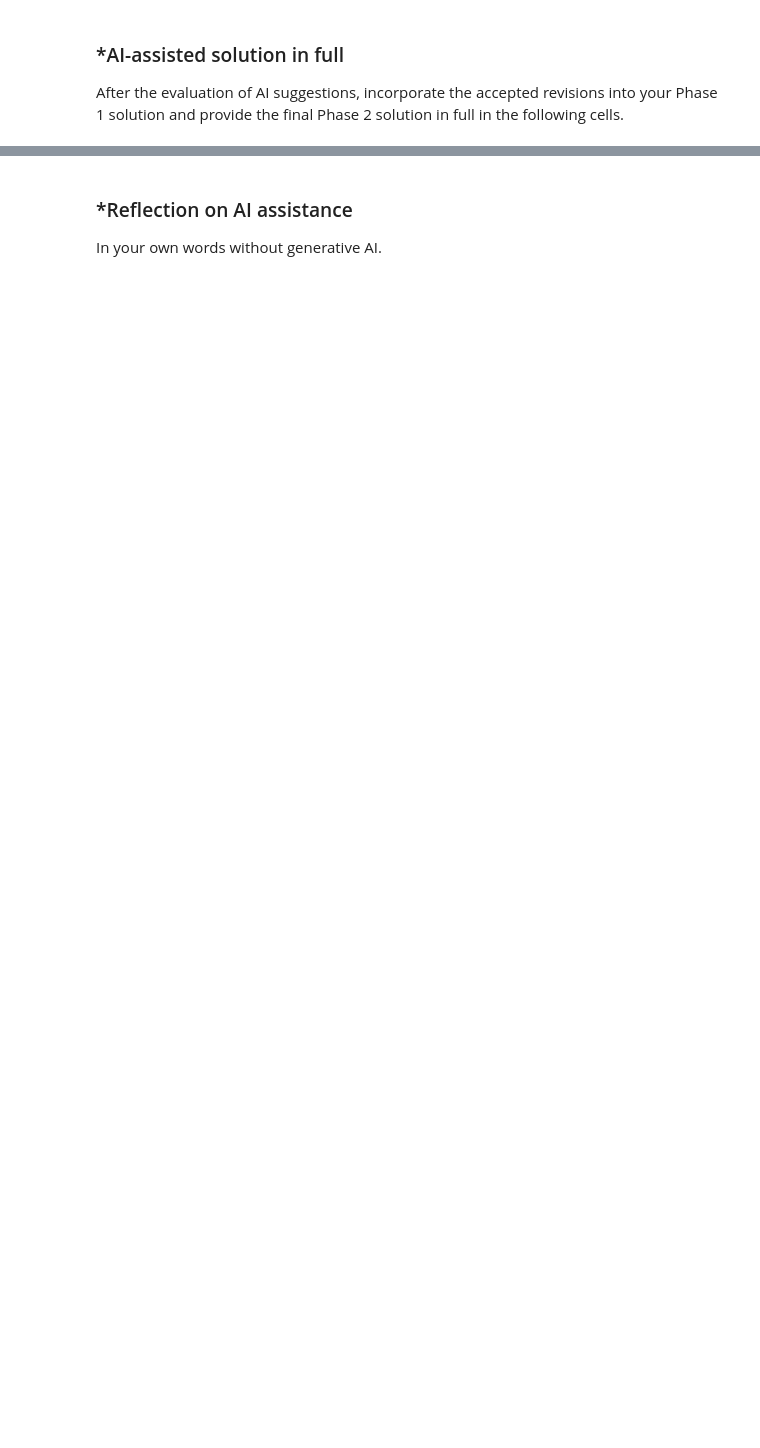
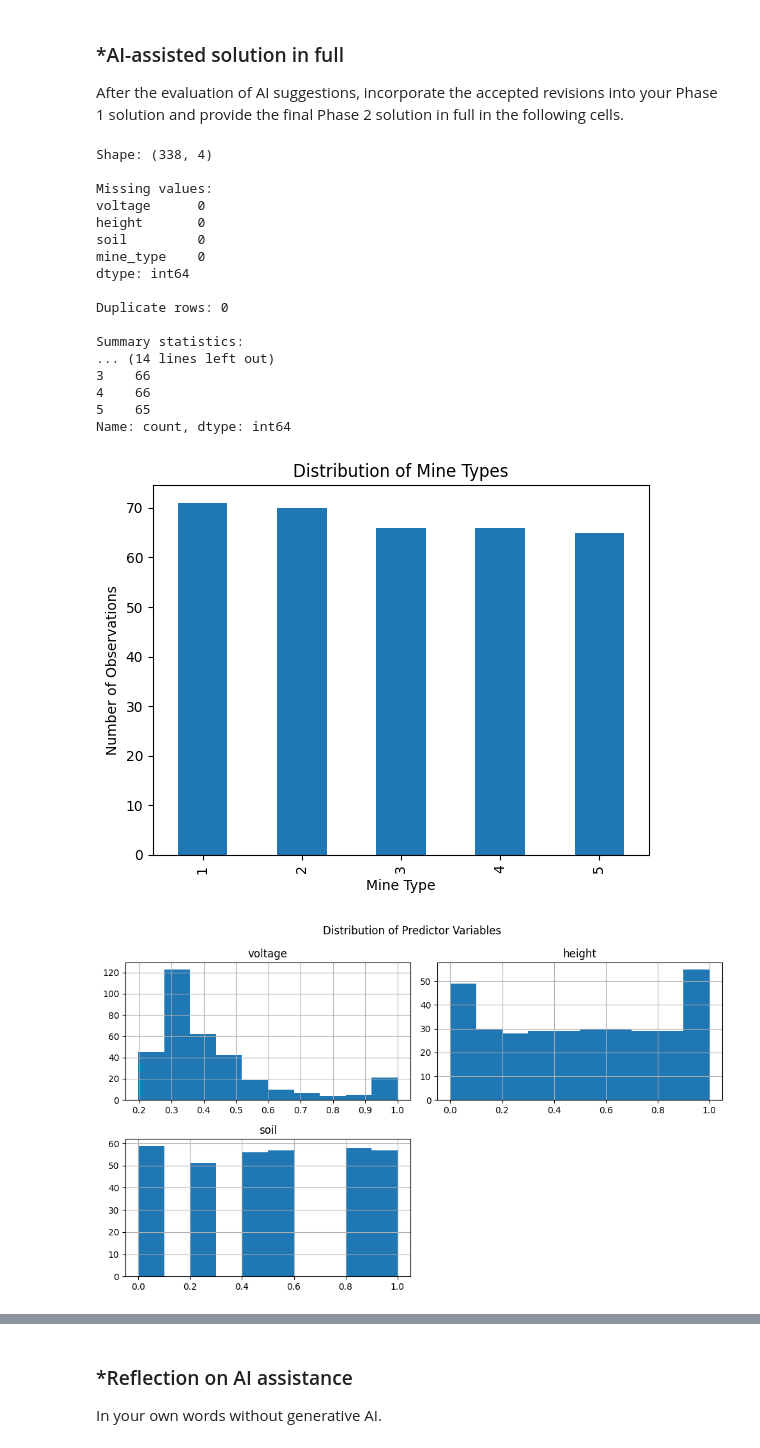
Before and after one commit to rushilnanga/A03-knn, a Jupyter notebook: notebook.ipynb, the cells around one changed output, grey strips where cells are left out. Drawn from its saved outputs; the diff is of its cells as text; code cells hidden in the pictures; blank space fills up the shorter version.

```diff
--- a/notebook.ipynb
+++ b/notebook.ipynb
@@ -196,3 +200,52 @@ Keep Phase 1 frozen.
 After the evaluation of AI suggestions, incorporate the accepted revisions into your Phase 1 solution and provide the final Phase 2 solution in full in the following cells.
 # %%
 # Your Phase 2 solution to the problem goes here.
+import pandas as pd
+import matplotlib.pyplot as plt
+
+df = pd.read_csv("data/land_mines.csv")
+
+print("Shape:", df.shape)
+print("\nMissing values:")
+print(df.isnull().sum())
+
+print("\nDuplicate rows:", df.duplicated().sum())
+
+print("\nSummary statistics:")
+print(df.describe())
+
+print("\nMine type counts:")
+print(df["mine_type"].value_counts().sort_index())
+
+df["mine_type"].value_counts().sort_index().plot(kind="bar")
+
+plt.xlabel("Mine Type")
+plt.ylabel("Number of Observations")
+plt.title("Distribution of Mine Types")
+plt.show()
+
+df[["voltage", "height", "soil"]].hist(figsize=(10, 6))
+
+plt.suptitle("Distribution of Predictor Variables")
+plt.tight_layout()
+plt.show()
+# %% [output]
+Shape: (338, 4)
+
+Missing values:
+voltage      0
+height       0
+soil         0
+mine_type    0
+dtype: int64
+
+Duplicate rows: 0
+
+Summary statistics:
+... (14 lines left out)
+3    66
+4    66
+5    65
+Name: count, dtype: int64
+[figure, added]
+[figure, added]
```
Also changed, not shown: parts of 13 cells of this notebook.
